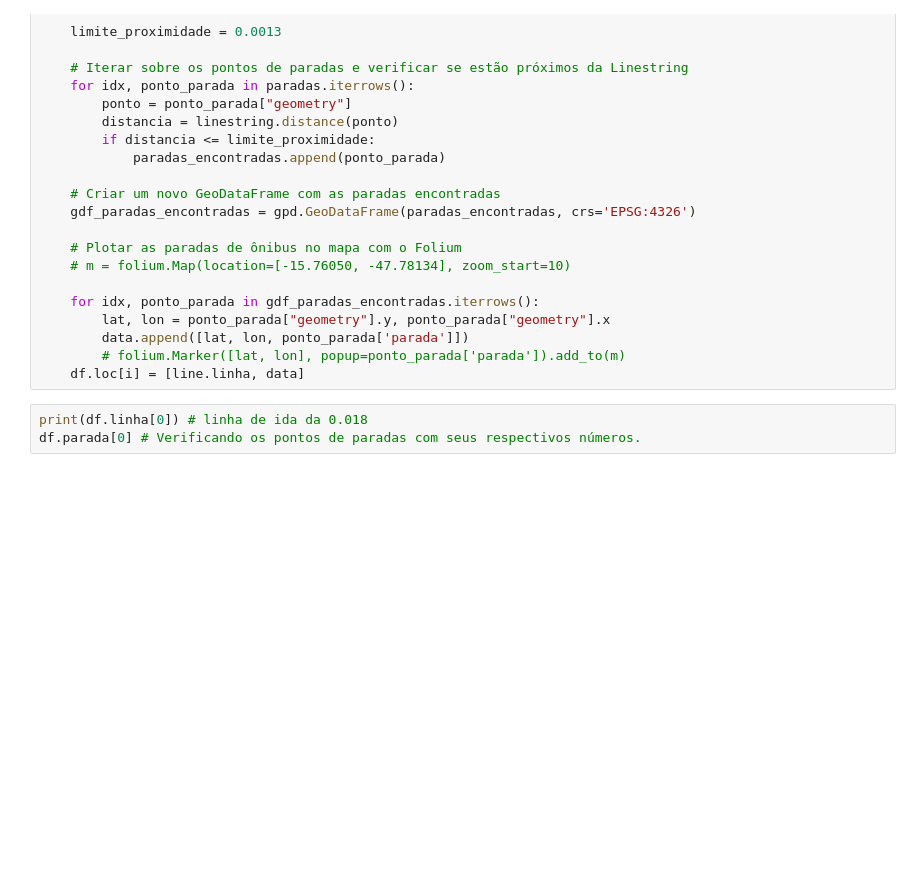
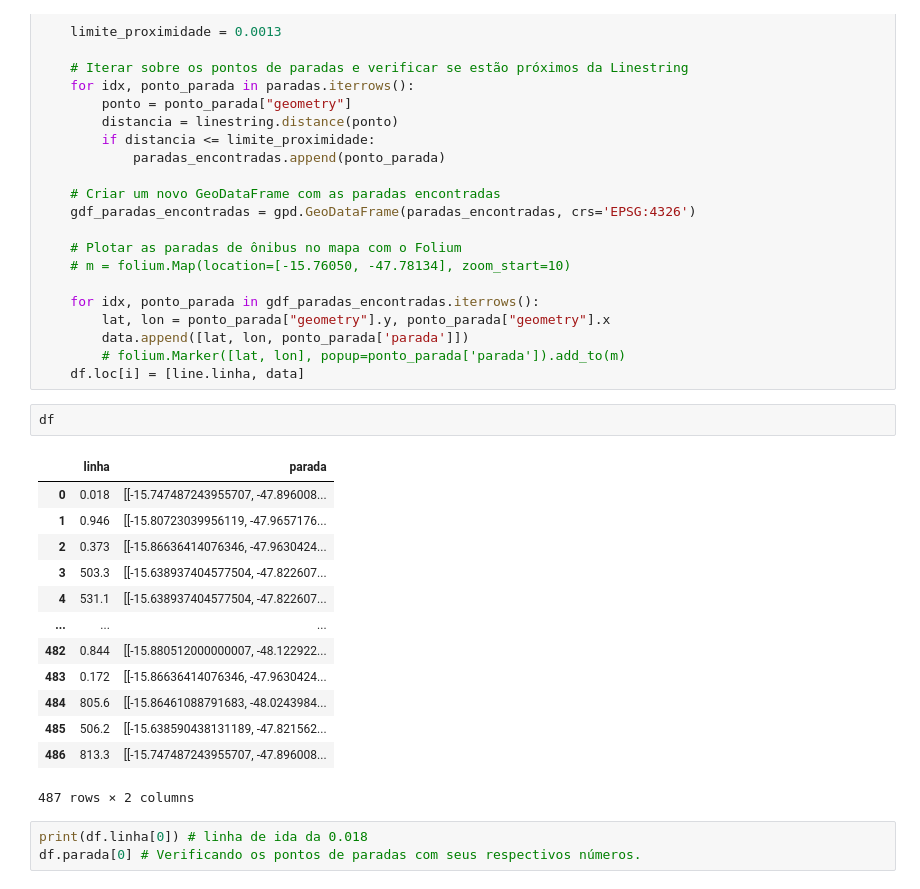
Before and after one commit to ResidenciaTICBrisa/02_RotaOnibus, a Jupyter notebook: docs/Notebooks/testeParadas.ipynb, the cells around one changed output. Saved outputs shown, nothing was run; the diff lists cells and outputs as text; blank space fills up the shorter version.

```diff
--- a/docs/Notebooks/testeParadas.ipynb
+++ b/docs/Notebooks/testeParadas.ipynb
@@ -341,6 +341,22 @@ for i in range(linestringLinhas.shape[0]):
         data.append([lat, lon, ponto_parada['parada']])
         # folium.Marker([lat, lon], popup=ponto_parada['parada']).add_to(m)
     df.loc[i] = [line.linha, data]
+# %%
+df
+# %% [output]
+|  | linha | parada |
+| 0 | 0.018 | [[-15.747487243955707, -47.896008... |
+| 1 | 0.946 | [[-15.80723039956119, -47.9657176... |
+| 2 | 0.373 | [[-15.86636414076346, -47.9630424... |
+| 3 | 503.3 | [[-15.638937404577504, -47.822607... |
+| 4 | 531.1 | [[-15.638937404577504, -47.822607... |
+| ... | ... | ... |
+| 482 | 0.844 | [[-15.880512000000007, -48.122922... |
+| 483 | 0.172 | [[-15.86636414076346, -47.9630424... |
+| 484 | 805.6 | [[-15.86461088791683, -48.0243984... |
+| 485 | 506.2 | [[-15.638590438131189, -47.821562... |
+| 486 | 813.3 | [[-15.747487243955707, -47.896008... |
+487 rows × 2 columns
 # %%
 print(df.linha[0]) # linha de ida da 0.018
 df.parada[0] # Verificando os pontos de paradas com seus respectivos números.
```
Also changed, not shown: 2 other files.
